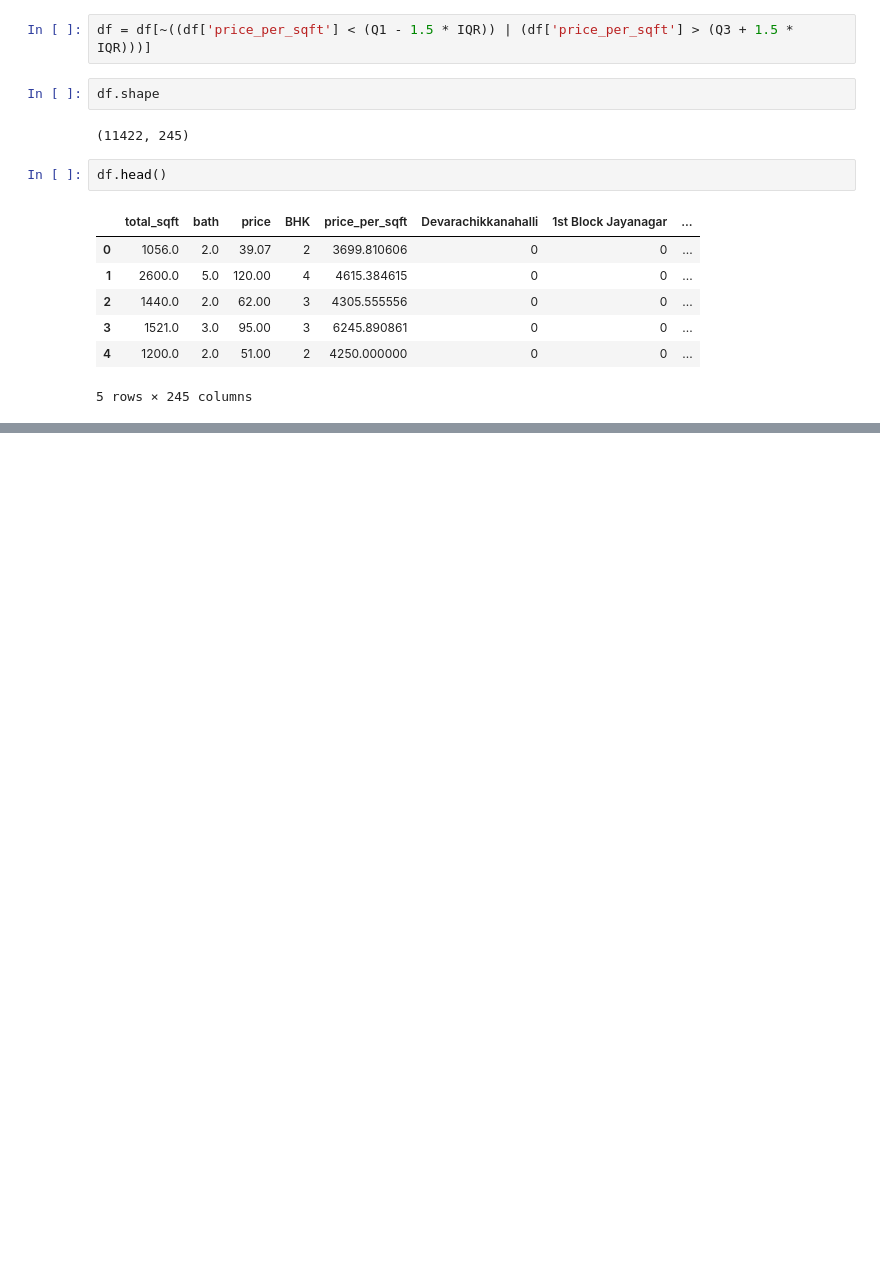
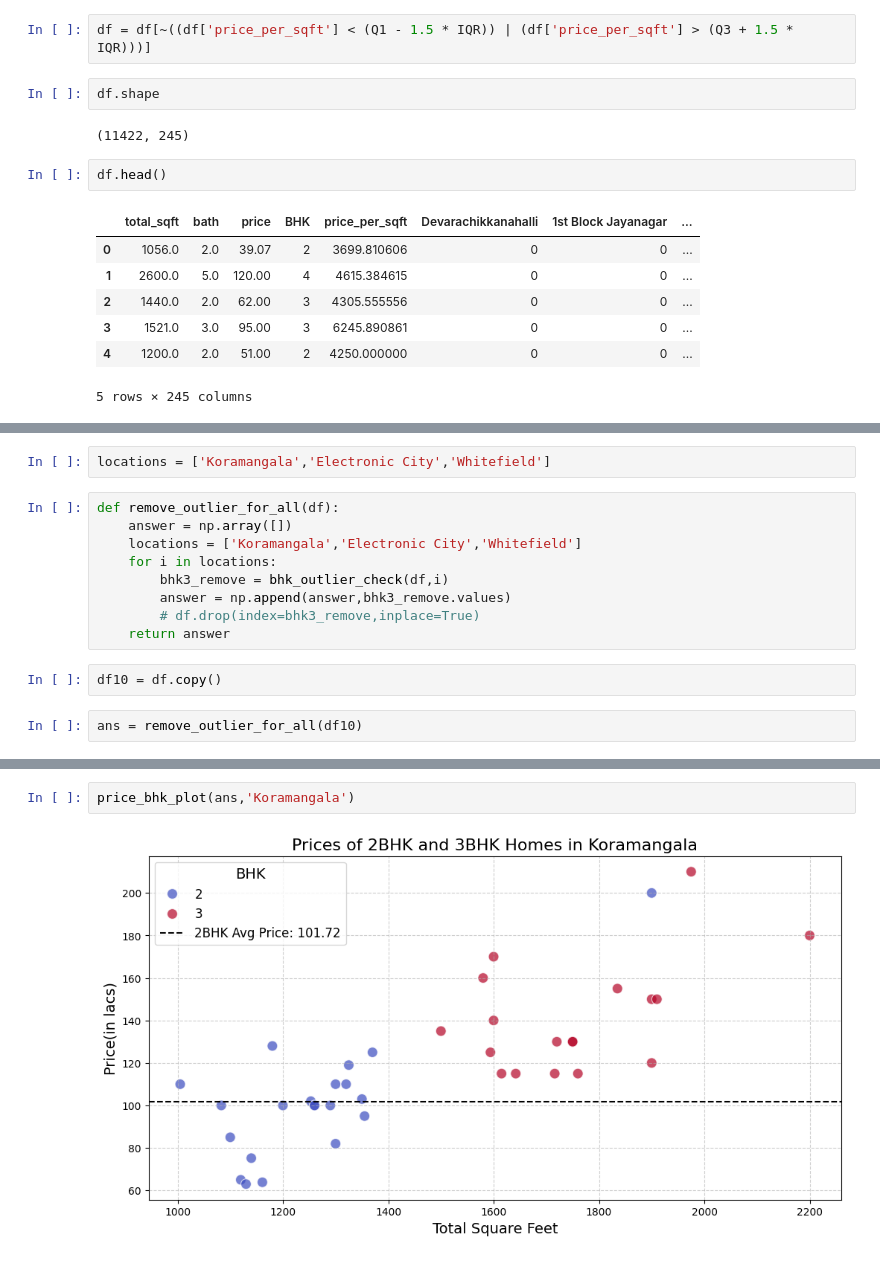
Before and after one commit to BKAPADIA04/Bangalore_House_Price_Prediction_Regression, a Jupyter notebook: code/outlier_removal.ipynb, the cells around one changed output, grey strips where cells are left out. Drawn from its saved outputs; the diff is of its cells as text; blank space fills up the shorter version.

```diff
--- a/code/outlier_removal.ipynb
+++ b/code/outlier_removal.ipynb
@@ -168,0 +242,15 @@ df.head()
+# %%
+locations = ['Koramangala','Electronic City','Whitefield']
+# %%
+def remove_outlier_for_all(df):
+    answer = np.array([])
+    locations = ['Koramangala','Electronic City','Whitefield']
+    for i in locations:
+        bhk3_remove = bhk_outlier_check(df,i)
+        answer = np.append(answer,bhk3_remove.values)
+        # df.drop(index=bhk3_remove,inplace=True)
+    return answer
+# %%
+df10 = df.copy()
+# %%
+ans = remove_outlier_for_all(df10)
@@ -168,0 +300,4 @@ df.head()
+# %%
+price_bhk_plot(ans,'Koramangala')
+# %% [output]
+[figure, added]
```
Also changed, not shown: parts of 38 cells of this notebook, 4 other files.
